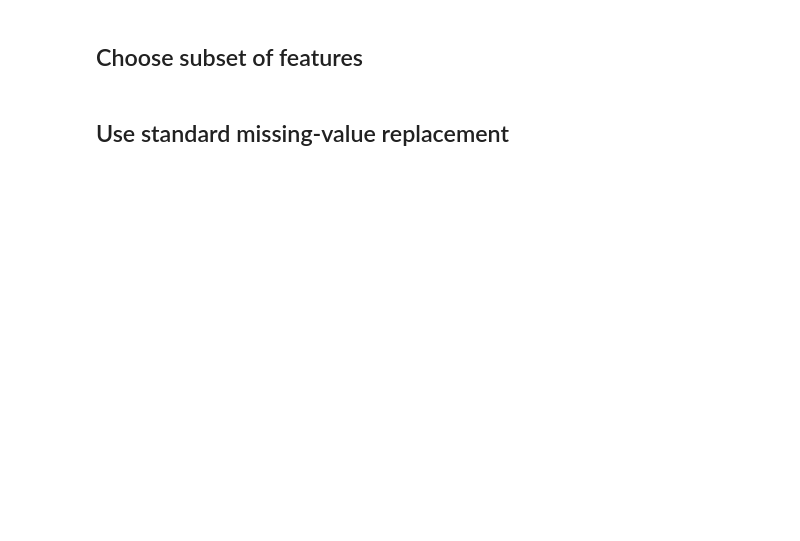
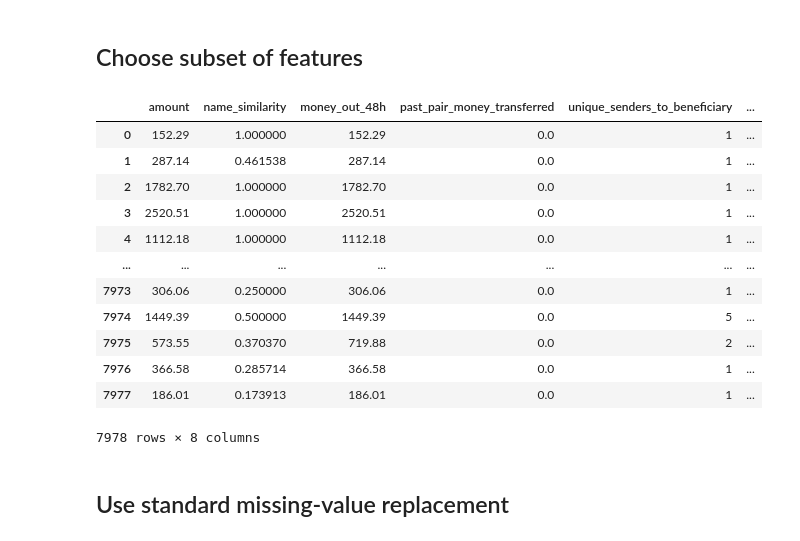
Before and after one commit to sumatra/sumatra-examples, a Jupyter notebook: moneymx/MoneyMX ATO Features.ipynb, the cells around one changed output. Drawn from its saved outputs; the diff is of its cells as text; code cells hidden in the pictures; blank space fills up the shorter version.

```diff
--- a/moneymx/MoneyMX ATO Features.ipynb
+++ b/moneymx/MoneyMX ATO Features.ipynb
@@ -37,17 +67,31 @@ labeled.is_fraud.value_counts()
 # %%
 original = [
     'amount',
     'name_similarity',
     'money_out_48h',
     'past_pair_money_transferred',
     'unique_senders_to_beneficiary',
+    'max_failed_logins',
 ]
 new = [
-    #'failed_logins_by_ipc',
-    #'trusted_device_updates_shared_mobile_36h',
+    'days_since_device_update',
 ]
 features = original + new
 labeled[features + ['is_fraud']]
+# %% [output]
+|  | amount | name_similarity | money_out_48h | past_pair_money_transferred | unique_senders_to_beneficiary | ... |
+| 0 | 152.29 | 1.000000 | 152.29 | 0.0 | 1 | ... |
+| 1 | 287.14 | 0.461538 | 287.14 | 0.0 | 1 | ... |
+| 2 | 1782.70 | 1.000000 | 1782.70 | 0.0 | 1 | ... |
+| 3 | 2520.51 | 1.000000 | 2520.51 | 0.0 | 1 | ... |
+| 4 | 1112.18 | 1.000000 | 1112.18 | 0.0 | 1 | ... |
+| ... | ... | ... | ... | ... | ... | ... |
+| 7973 | 306.06 | 0.250000 | 306.06 | 0.0 | 1 | ... |
+| 7974 | 1449.39 | 0.500000 | 1449.39 | 0.0 | 5 | ... |
+| 7975 | 573.55 | 0.370370 | 719.88 | 0.0 | 2 | ... |
+| 7976 | 366.58 | 0.285714 | 366.58 | 0.0 | 1 | ... |
+| 7977 | 186.01 | 0.173913 | 186.01 | 0.0 | 1 | ... |
+7978 rows × 8 columns
 # %% [markdown]
 ## Use standard missing-value replacement
 # %%
```
Also changed, not shown: parts of 8 cells of this notebook, 1 other file.
